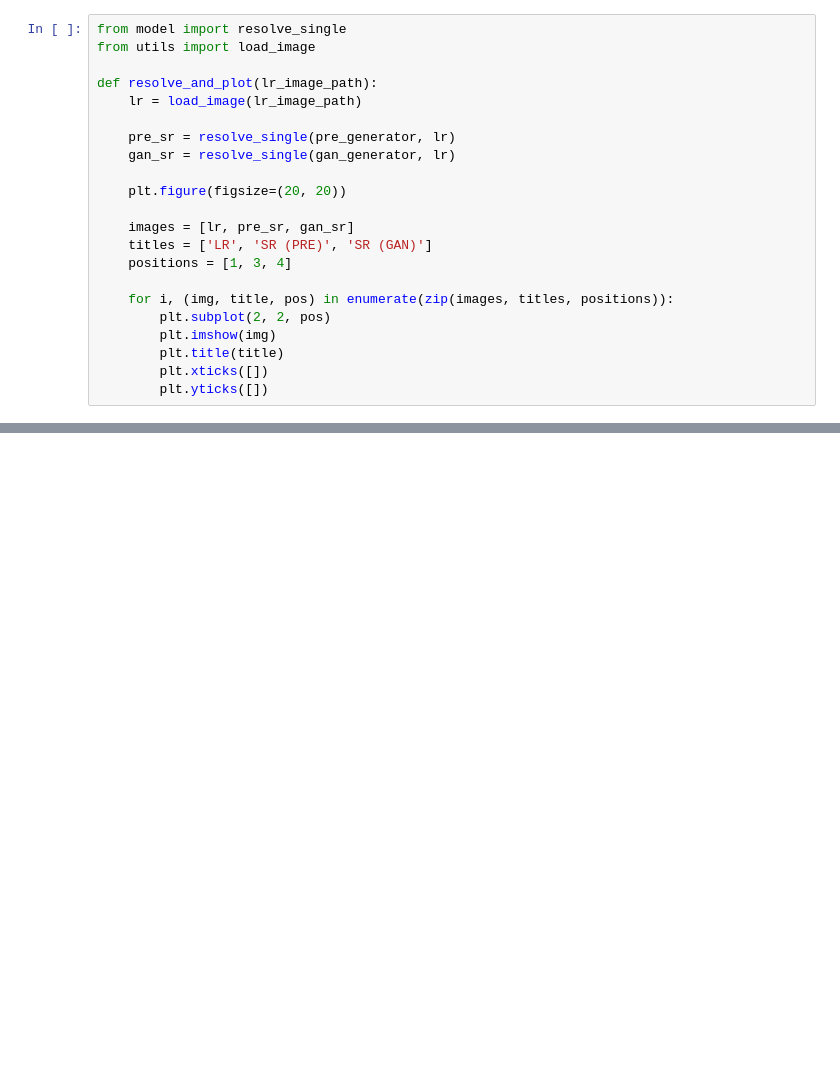
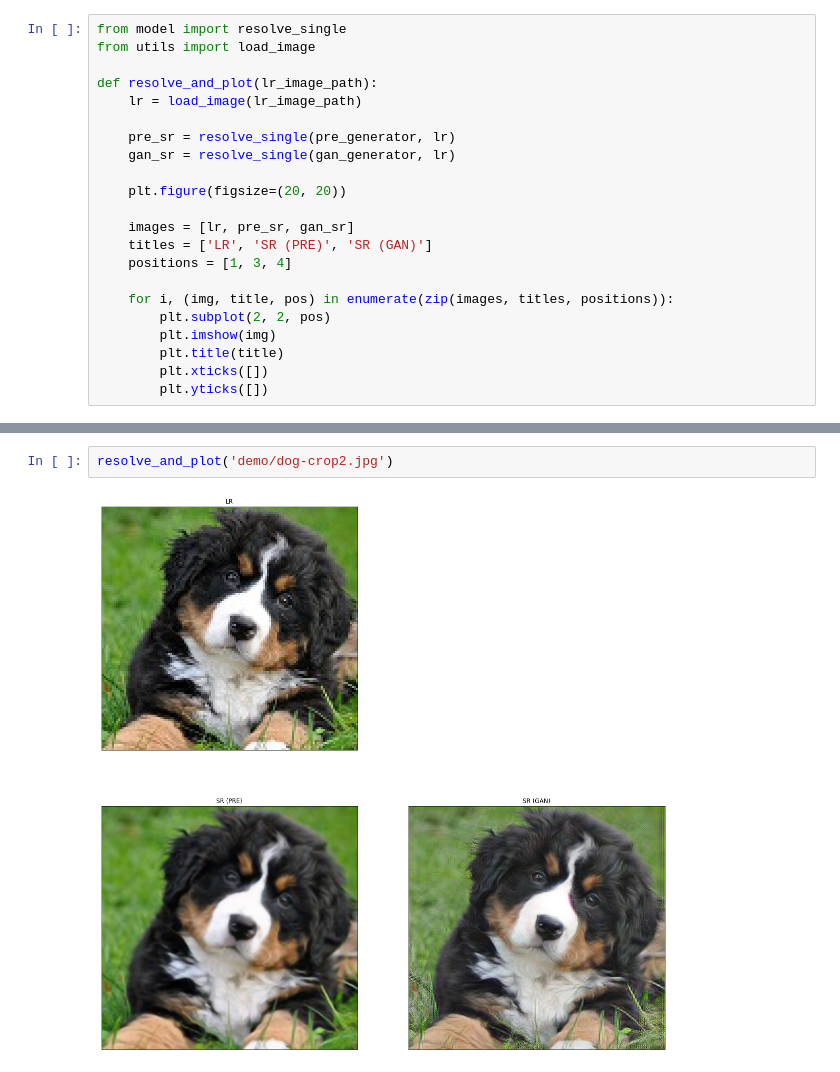
Before and after one commit to Loridan/openclassrooms-iml-projects, a Jupyter notebook: project7/super-resolution/P07_01_notebook_SRGAN.ipynb, the cells around one changed output, grey strips where cells are left out. Saved outputs shown, nothing was run; the diff lists cells and outputs as text; blank space fills up the shorter version.

```diff
--- a/project7/super-resolution/P07_01_notebook_SRGAN.ipynb
+++ b/project7/super-resolution/P07_01_notebook_SRGAN.ipynb
@@ -145,0 +167,4 @@ resolve_and_plot('demo/dog-crop.jpg')
+# %%
+resolve_and_plot('demo/dog-crop2.jpg')
+# %% [output]
+[figure, added]
```
Also changed, not shown: parts of 23 cells of this notebook, 9 other files.
